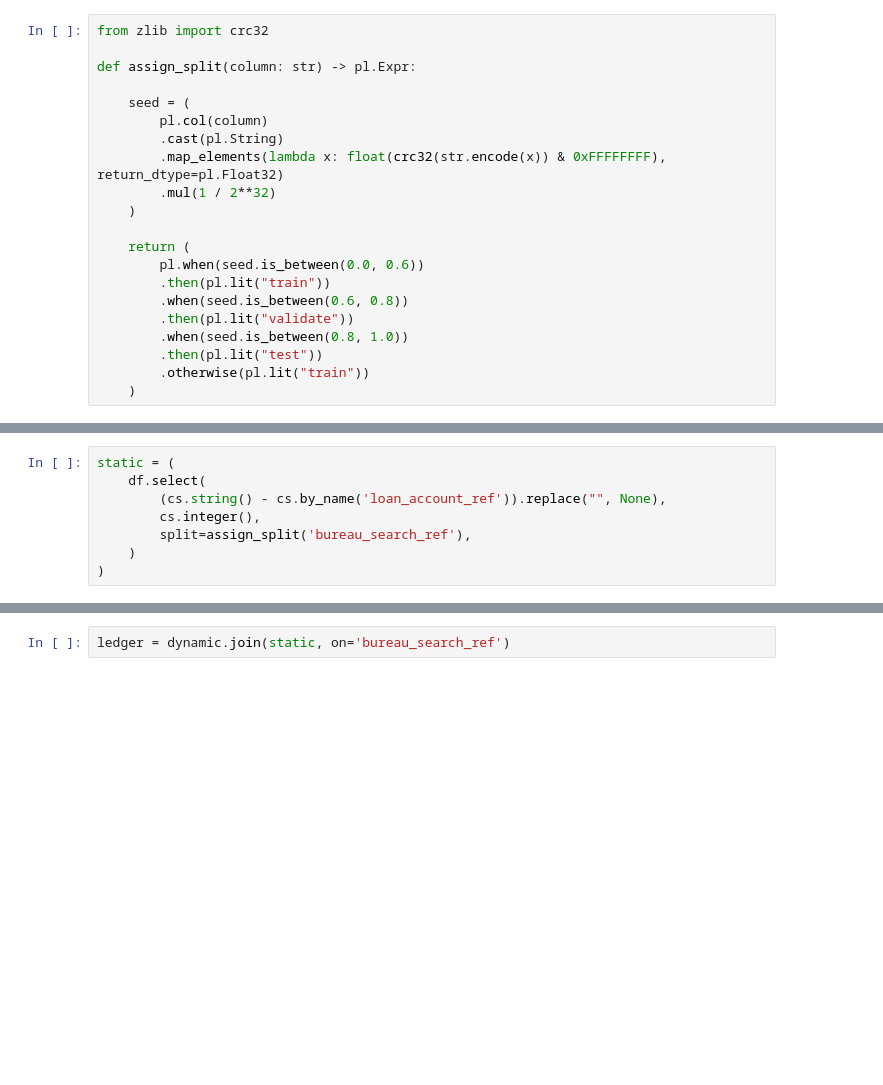
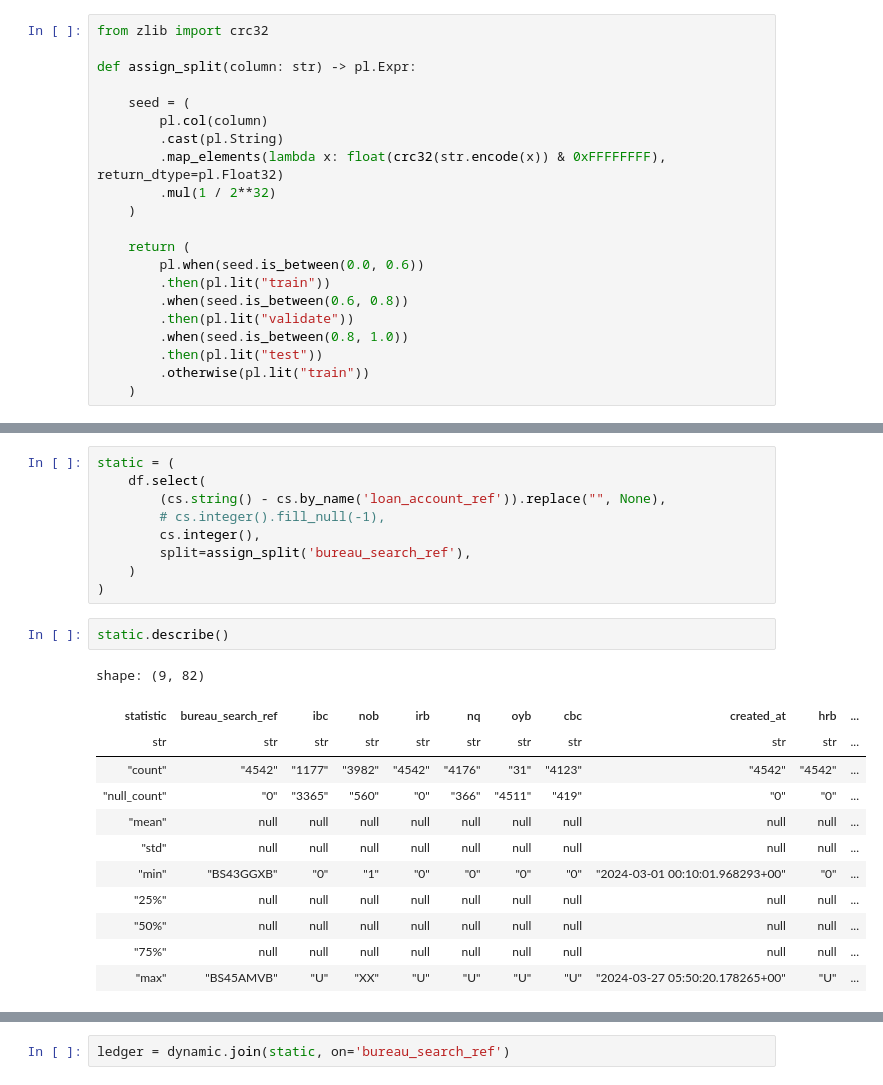
Before and after one commit to granthamtaylor/windmark, a Jupyter notebook: notebooks/plata.ipynb, the cells around one changed output, grey strips where cells are left out. Saved outputs shown, nothing was run; the diff lists cells and outputs as text; blank space fills up the shorter version.

```diff
--- a/notebooks/plata.ipynb
+++ b/notebooks/plata.ipynb
@@ -57,7 +77,23 @@ dynamic = (
 static = (
     df.select(
         (cs.string() - cs.by_name('loan_account_ref')).replace("", None),
+        # cs.integer().fill_null(-1),
         cs.integer(),
         split=assign_split('bureau_search_ref'),
     )
 )
+# %%
+static.describe()
+# %% [output]
+shape: (9, 82)
+| statistic | bureau_search_ref | ibc | nob | irb | nq | oyb | cbc | created_at | hrb | ... |
+| str | str | str | str | str | str | str | str | str | str | ... |
+| "count" | "4542" | "1177" | "3982" | "4542" | "4176" | "31" | "4123" | "4542" | "4542" | ... |
+| "null_count" | "0" | "3365" | "560" | "0" | "366" | "4511" | "419" | "0" | "0" | ... |
+| "mean" | null | null | null | null | null | null | null | null | null | ... |
+| "std" | null | null | null | null | null | null | null | null | null | ... |
+| "min" | "BS43GGXB" | "0" | "1" | "0" | "0" | "0" | "0" | "2024-03-01 00:10:01.968293+00" | "0" | ... |
+| "25%" | null | null | null | null | null | null | null | null | null | ... |
+| "50%" | null | null | null | null | null | null | null | null | null | ... |
+| "75%" | null | null | null | null | null | null | null | null | null | ... |
+| "max" | "BS45AMVB" | "U" | "XX" | "U" | "U" | "U" | "U" | "2024-03-27 05:50:20.178265+00" | "U" | ... |
```
Also changed, not shown: parts of 5 cells of this notebook, 15 other files.
